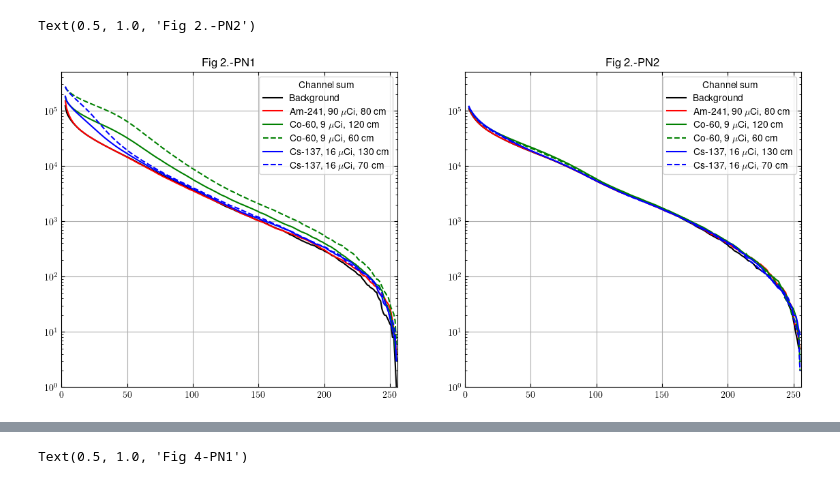
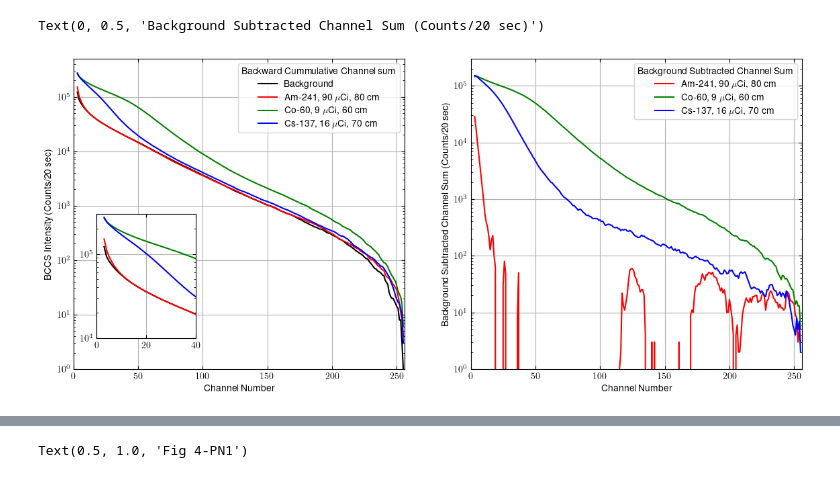
Before and after one commit to Julia-KAERI/Paper_IsotopeIdentification, a Jupyter notebook: analysis/rawDataAnalysis/rawdata01.ipynb, the cells around one changed output, grey strips where cells are left out. Saved outputs shown, nothing was run; the diff lists cells and outputs as text; code cells hidden in the pictures.

```diff
--- a/analysis/rawDataAnalysis/rawdata01.ipynb
+++ b/analysis/rawDataAnalysis/rawdata01.ipynb
@@ -134,47 +151,81 @@ for kk in Specs2.keys():
     if kk == "bkg":
         _bkg2 = bccs(Specs2[kk])
     else :
         _bccsbkg2[kk] = _bccs1[kk] - _bkg2
         _bccsrto2[kk] = _bccs1[kk] / _bkg2 - 1.0
 
 
 BCCS1 = pd.DataFrame(_bccs1)
 BCCS2 = pd.DataFrame(_bccs2)
 BCCSSub1 = pd.DataFrame(_bccsbkg1)
 BCCSSub2 = pd.DataFrame(_bccsbkg2)
 BCCSRto1 = pd.DataFrame(_bccsrto1)
 BCCSRto2 = pd.DataFrame(_bccsrto2)
 
 plt.figure(figsize=(14, 6))
 plt.subplot(121)
 plt.plot(channel, BCCS1["bkg"], color="black", label = "Background")
 plt.plot(channel, BCCS1["am_80"], color = "red", label = "Am-241, 90 $\\mu$Ci, 80 cm")
-plt.plot(channel, BCCS1["co_120"], color = "green", label = "Co-60, 9 $\\mu$Ci, 120 cm")
-plt.plot(channel, BCCS1["co_60"], "--", color="green", label = "Co-60, 9 $\\mu$Ci, 60 cm")
-plt.plot(channel, BCCS1["cs_130"], color = "blue", label = "Cs-137, 16 $\\mu$Ci, 130 cm")
-plt.plot(channel, BCCS1["cs_70"], "--", color = "blue", label = "Cs-137, 16 $\\mu$Ci, 70 cm")
+plt.plot(channel, BCCS1["co_60"], color="green", label = "Co-60, 9 $\\mu$Ci, 60 cm")
+#plt.plot(channel, BCCS1["co_120"], "--", color = "green", label = "Co-60, 9 $\\mu$Ci, 120 cm")
+plt.plot(channel, BCCS1["cs_70"],  color = "blue", label = "Cs-137, 16 $\\mu$Ci, 70 cm")
+#plt.plot(channel, BCCS1["cs_130"], "--", color = "blue", label = "Cs-137, 16 $\\mu$Ci, 130 cm")
 
-plt.legend(title = "Channel sum")
+
+plt.legend(title = "Backward Cummulative Channel sum")
 plt.grid()
 plt.yscale("log", base=10)
 plt.ylim(1, 5e5)
 plt.xlim(0, 256)
-plt.title("Fig 2.-PN1")
+
+plt.xlabel("Channel Number")
+plt.ylabel("BCCS Intensity (Counts/20 sec)")
+
+ax = plt.gca()
+x1, x2, y1, y2 = 0, 40, 1e4, 3.0e5
+axins = ax.inset_axes(
+    [0.07, 0.1, 0.3, 0.4],
+    xlim=(x1, x2), ylim=(y1, y2))#, xticklabels=[0, 20, 40], yticklabels=[1.0e3, 1.0e4])
+axins.plot(channel, BCCS1["bkg"], color="black", label = "Background")
+axins.plot(channel, BCCS1["am_80"], color = "red", label = "Am-241, 90 $\\mu$Ci, 80 cm")
+axins.plot(channel, BCCS1["co_60"], color="green", label = "Co-60, 9 $\\mu$Ci, 60 cm")
+#axins.plot(channel, BCCS1["co_120"], "--", color = "green", label = "Co-60, 9 $\\mu$Ci, 120 cm")
+axins.plot(channel, BCCS1["cs_70"],  color = "blue", label = "Cs-137, 16 $\\mu$Ci, 70 cm")
+#axins.plot(channel, BCCS1["cs_130"], "--", color = "blue", label = "Cs-137, 16 $\\mu$Ci, 130 cm")
+axins.set_yscale("log", base=10)
+axins.grid(True)
+# plt.title("Fig 2.-PN1")
+
+# plt.subplot(122)
+# plt.plot(channel, BCCS2["bkg"], color="black", label = "Background")
+# plt.plot(channel, BCCS2["am_80"], color = "red", label = "Am-241, 90 $\\mu$Ci, 80 cm")
+# plt.plot(channel, BCCS2["co_120"], color = "green", label = "Co-60, 9 $\\mu$Ci, 120 cm")
+# plt.plot(channel, BCCS2["co_60"], "--", color="green", label = "Co-60, 9 $\\mu$Ci, 60 cm")
+# plt.plot(channel, BCCS2["cs_130"], color = "blue", label = "Cs-137, 16 $\\mu$Ci, 130 cm")
+# plt.plot(channel, BCCS2["cs_70"], "--", color = "blue", label = "Cs-137, 16 $\\mu$Ci, 70 cm")
+
+# plt.legend(title = "Channel sum")
+# plt.grid()
+# plt.yscale("log", base=10)
+# plt.ylim(1, 5e5)
+# plt.xlim(0, 256)
+# plt.title("Fig 2.-PN2")
 
 plt.subplot(122)
-plt.plot(channel, BCCS2["bkg"], color="black", label = "Background")
-plt.plot(channel, BCCS2["am_80"], color = "red", label = "Am-241, 90 $\\mu$Ci, 80 cm")
-plt.plot(channel, BCCS2["co_120"], color = "green", label = "Co-60, 9 $\\mu$Ci, 120 cm")
-plt.plot(channel, BCCS2["co_60"], "--", color="green", label = "Co-60, 9 $\\mu$Ci, 60 cm")
-plt.plot(channel, BCCS2["cs_130"], color = "blue", label = "Cs-137, 16 $\\mu$Ci, 130 cm")
-plt.plot(channel, BCCS2["cs_70"], "--", color = "blue", label = "Cs-137, 16 $\\mu$Ci, 70 cm")
+plt.plot(channel, BCCSSub1["am_80"], color = "red", label = "Am-241, 90 $\\mu$Ci, 80 cm")
+plt.plot(channel, BCCSSub1["co_60"] ,  color="green", label = "Co-60, 9 $\\mu$Ci, 60 cm")
+#plt.plot(channel, BCCSSub1["co_120"], "--",color = "green", label = "Co-60, 9 $\\mu$Ci, 120 cm")
+plt.plot(channel, BCCSSub1["cs_70"] ,  color = "blue", label = "Cs-137, 16 $\\mu$Ci, 70 cm")
+#plt.plot(channel, BCCSSub1["cs_130"], "--",color = "blue", label = "Cs-137, 16 $\\mu$Ci, 130 cm")
 
-plt.legend(title = "Channel sum")
+
+plt.legend(title="Background Subtracted Channel Sum")
 plt.grid()
 plt.yscale("log", base=10)
-plt.ylim(1, 5e5)
+plt.ylim(1, 3e5)
 plt.xlim(0, 256)
-plt.title("Fig 2.-PN2")
+plt.xlabel("Channel Number")
+plt.ylabel("Background Subtracted Channel Sum (Counts/20 sec)")
 # %% [output]
-Text(0.5, 1.0, 'Fig 2.-PN2')
+Text(0, 0.5, 'Background Subtracted Channel Sum (Counts/20 sec)')
-[figure, old version]
+[figure, new version]
```
Also changed, not shown: parts of 12 cells of this notebook, 16 other files.
